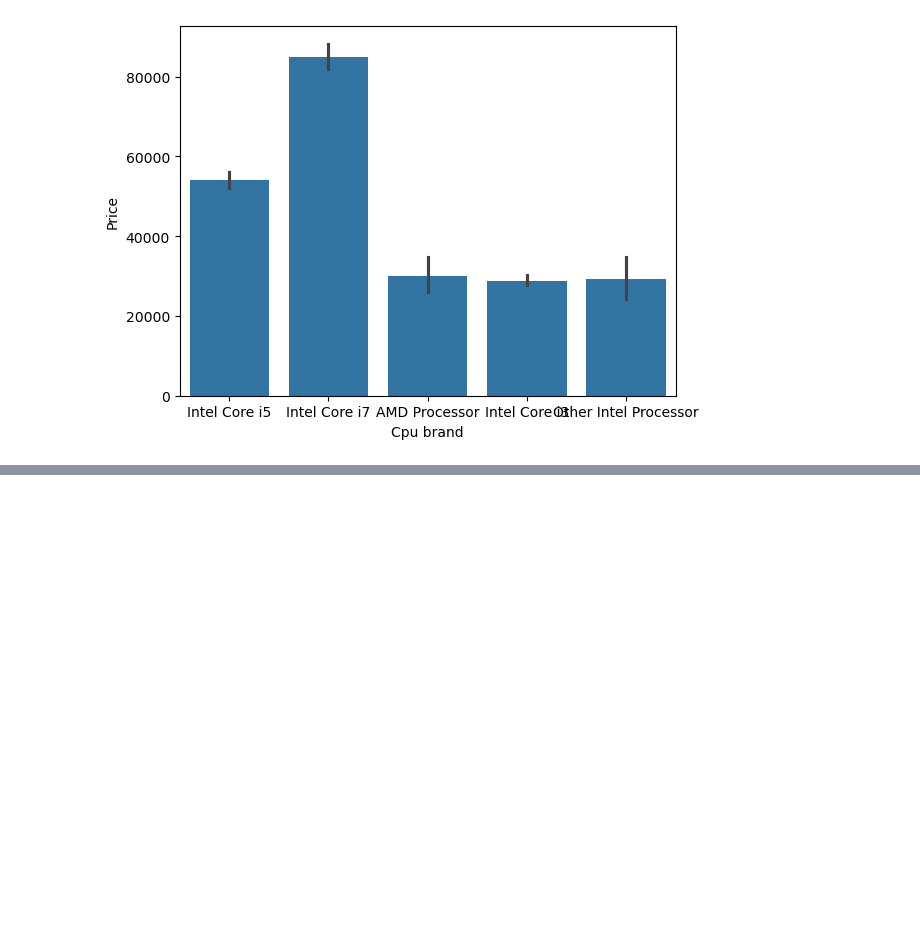
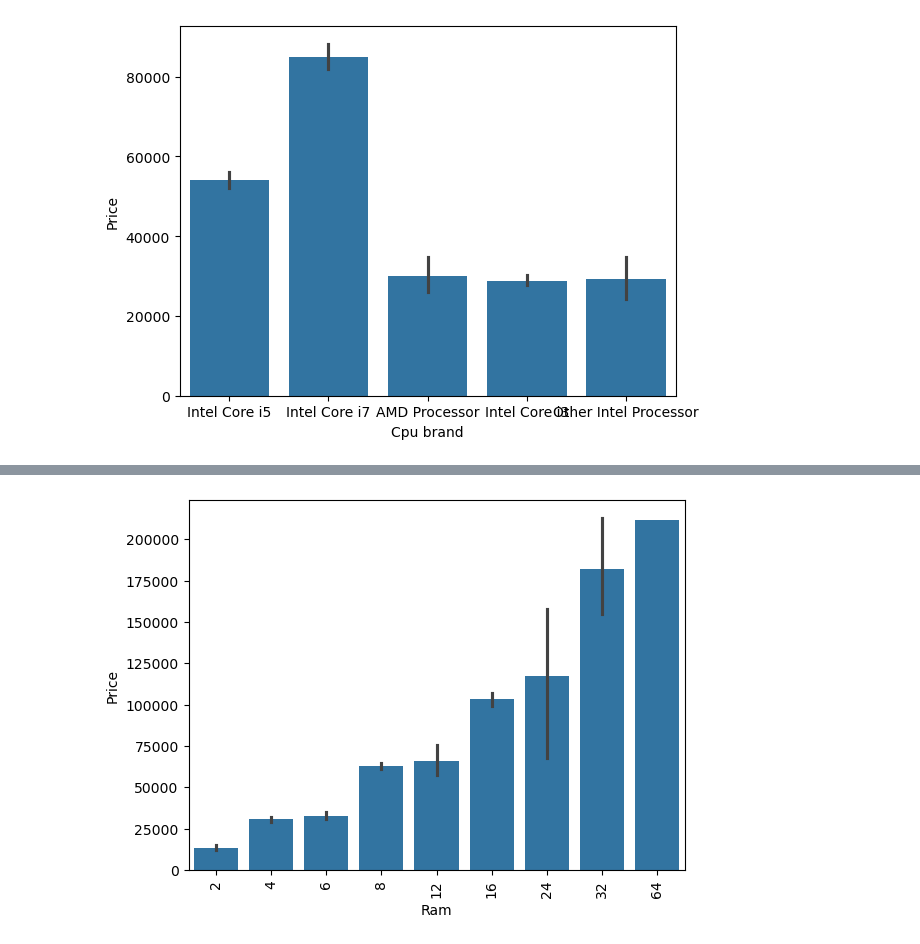
Before and after one commit to vanix056/Laptop_Price_predictor, a Jupyter notebook: Laptop_price_predictor.ipynb, the cells around one changed output, grey strips where cells are left out. Cells and saved outputs as stored; diff of their text form; code cells hidden in the pictures; blank space fills up the shorter version.

```diff
--- a/Laptop_price_predictor.ipynb
+++ b/Laptop_price_predictor.ipynb
@@ -369,0 +375,6 @@ read_csv.head()
+# %%
+sb.barplot(x=read_csv['Ram'],y=read_csv['Price'])
+plt.xticks(rotation='vertical')
+plt.show()
+# %% [output]
+[figure, added]
```
Also changed, not shown: parts of 9 cells of this notebook.
